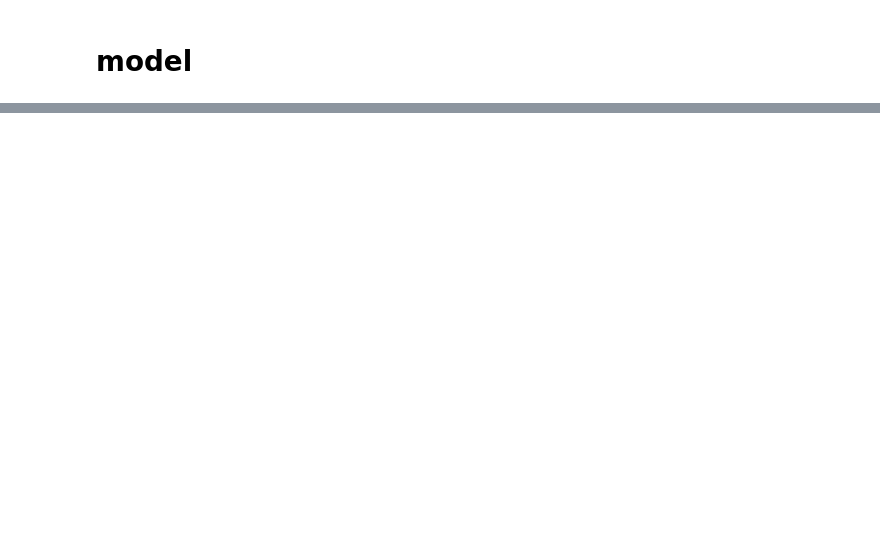
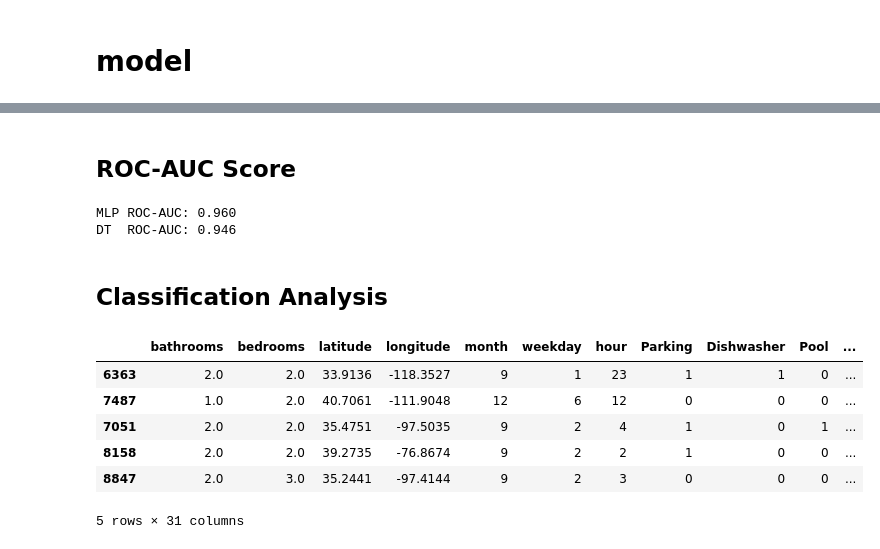
Before and after one commit to FaheemAI1024/Classifying-Apartment-Rent-Prices, a Jupyter notebook: classifying-apartment-rent-prices-based-on-propert.ipynb, the cells around one changed output, grey strips where cells are left out. Saved outputs shown, nothing was run; the diff lists cells and outputs as text; code cells hidden in the pictures; blank space fills up the shorter version.

```diff
--- a/classifying-apartment-rent-prices-based-on-propert.ipynb
+++ b/classifying-apartment-rent-prices-based-on-propert.ipynb
@@ -623,16 +409,10 @@ weighted avg       0.82      0.81      0.81      2000
 # %%
-from sklearn.preprocessing import MinMaxScaler
+# --- 3) Naïve Bayes (no hyper‐params) ---
+nb = GaussianNB()
+nb.fit(X_train, y_train_cl)
+pred_nb = nb.predict(X_test)
 
-# Normalize features to [0,1]
-scaler = MinMaxScaler()
-X_train_scaled = scaler.fit_transform(X_train)
-X_test_scaled = scaler.transform(X_test)
-
-nb = GaussianNB()
-nb.fit(X_train_scaled, y_train_cl)
-pred_nb = nb.predict(X_test_scaled)
-
-print("\n=== Enhanced Naïve Bayes ===")
+print("\n=== Naïve Bayes ===")
 print("Accuracy:", accuracy_score(y_test_cl, pred_nb))
 print(classification_report(y_test_cl, pred_nb))
 # %% [output]
@@ -725,0 +553,34 @@ weighted avg       0.86      0.86      0.86      2000
+# %% [markdown]
+##  ROC-AUC Score
+# %%
+from sklearn.preprocessing import label_binarize
+from sklearn.metrics import roc_auc_score
+
+y_test_bin = label_binarize(y_test_cl, classes=[0, 1, 2, 3])
+mlp_proba = best_mlp.predict_proba(X_test)
+dt_proba = best_dt.predict_proba(X_test)
+
+roc_mlp = roc_auc_score(y_test_bin, mlp_proba, average='macro', multi_class='ovr')
+roc_dt  = roc_auc_score(y_test_bin, dt_proba, average='macro', multi_class='ovr')
+
+print(f"MLP ROC-AUC: {roc_mlp:.3f}")
+print(f"DT  ROC-AUC: {roc_dt:.3f}")
+# %% [output]
+MLP ROC-AUC: 0.960
+DT  ROC-AUC: 0.946
+# %% [markdown]
+##  Classification Analysis
+# %%
+test_errors = X_test.copy()
+test_errors['actual'] = y_test_cl
+test_errors['pred_dt'] = pred_dt
+test_errors['pred_mlp'] = pred_mlp
+test_errors[ test_errors['actual'] != test_errors['pred_mlp'] ].head()
+# %% [output]
+|  | bathrooms | bedrooms | latitude | longitude | month | weekday | hour | Parking | Dishwasher | Pool | ... |
+| 6363 | 2.0 | 2.0 | 33.9136 | -118.3527 | 9 | 1 | 23 | 1 | 1 | 0 | ... |
+| 7487 | 1.0 | 2.0 | 40.7061 | -111.9048 | 12 | 6 | 12 | 0 | 0 | 0 | ... |
+| 7051 | 2.0 | 2.0 | 35.4751 | -97.5035 | 9 | 2 | 4 | 1 | 0 | 1 | ... |
+| 8158 | 2.0 | 2.0 | 39.2735 | -76.8674 | 9 | 2 | 2 | 1 | 0 | 0 | ... |
+| 8847 | 2.0 | 3.0 | 35.2441 | -97.4144 | 9 | 2 | 3 | 0 | 0 | 0 | ... |
+5 rows × 31 columns
```
Also changed, not shown: parts of 72 cells of this notebook.
